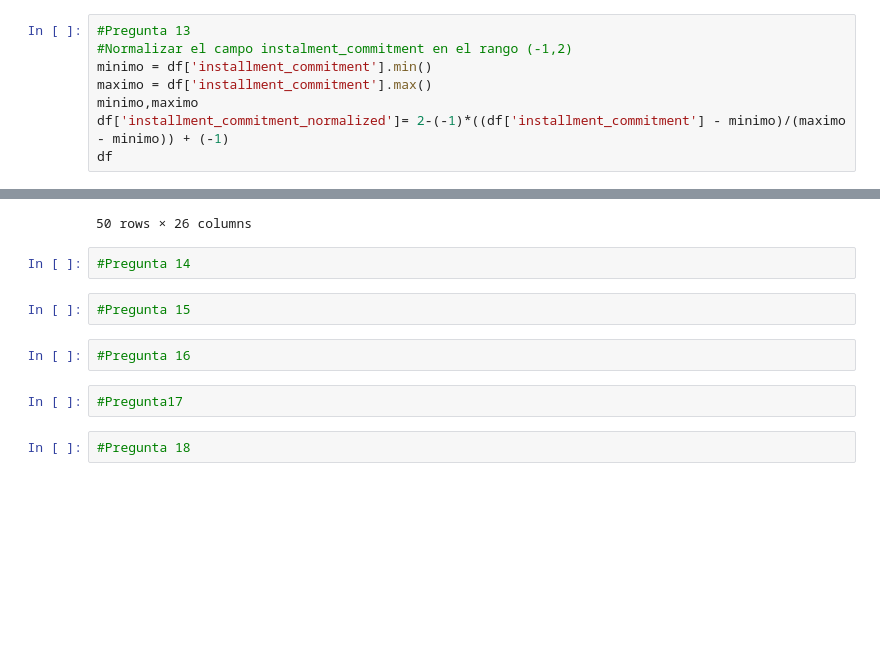
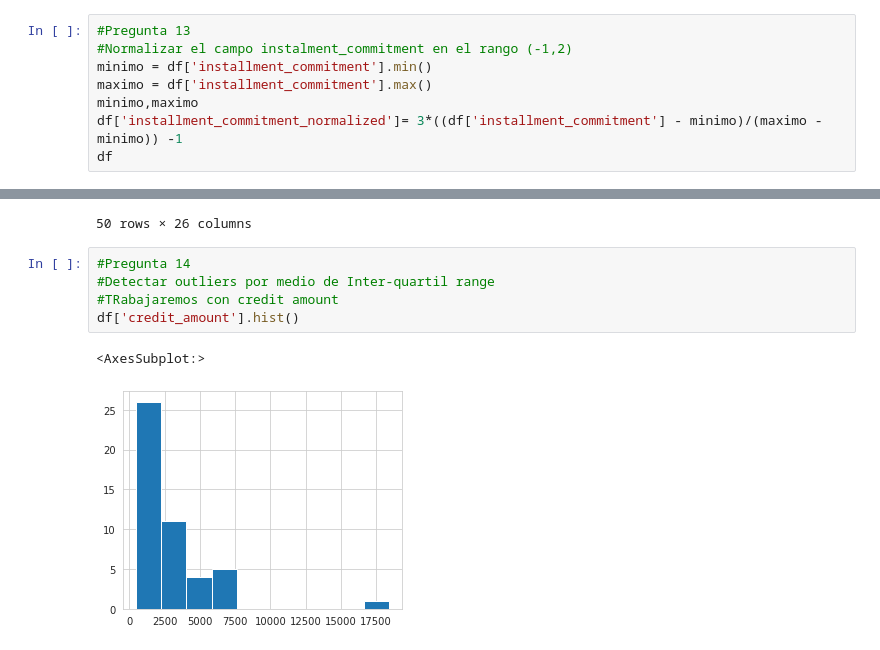
Before and after one commit to ifmm87/data-science-degree, a Jupyter notebook: Mineria de datos/Material/Semana1 MCDv2/Practica Prep Datos V2/Práctica Prep Datos 1/Practica 1.ipynb, the cells around one changed output, grey strips where cells are left out. Drawn from its saved outputs; the diff is of its cells as text; blank space fills up the shorter version.

```diff
--- a/Mineria de datos/Material/Semana1 MCDv2/Practica Prep Datos V2/Práctica Prep Datos 1/Practica 1.ipynb
+++ b/Mineria de datos/Material/Semana1 MCDv2/Practica Prep Datos V2/Práctica Prep Datos 1/Practica 1.ipynb
@@ -383,7 +399,7 @@ normalized_df
 minimo = df['installment_commitment'].min()
 maximo = df['installment_commitment'].max()
 minimo,maximo
-df['installment_commitment_normalized']= 2-(-1)*((df['installment_commitment'] - minimo)/(maximo - minimo)) + (-1)
+df['installment_commitment_normalized']= 3*((df['installment_commitment'] - minimo)/(maximo - minimo)) -1
 df
 # %% [output]
 |  | checking_status | duration | credit_history | purpose | credit_amount | savings_status | employment | ... |
@@ -404,13 +420,11 @@ df
 | 48 | >=200 | 30.0 | 'critical/other existing credit' | radio/tv | 3656.0 | 'no known savings' | >=7 | ... |
 | 49 | 0<=X<200 | 6.0 | 'existing paid' | radio/tv | 753.0 | <100 | 1<=X<4 | ... |
 50 rows × 26 columns
-# %%
-#Pregunta 14
-# %%
-#Pregunta 15
-# %%
-#Pregunta 16
-# %%
-#Pregunta17
-# %%
-#Pregunta 18
+# %%
+#Pregunta 14
+#Detectar outliers por medio de Inter-quartil range
+#TRabajaremos con credit amount
+df['credit_amount'].hist()
+# %% [output]
+<AxesSubplot:>
+[figure, added]
```
Also changed, not shown: parts of 12 cells of this notebook, 1 other file.
